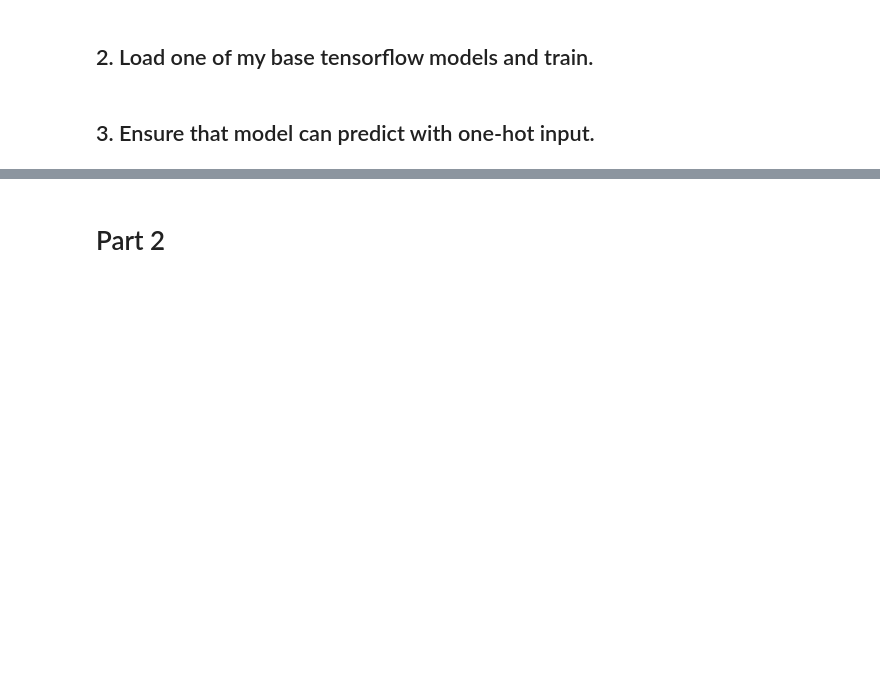
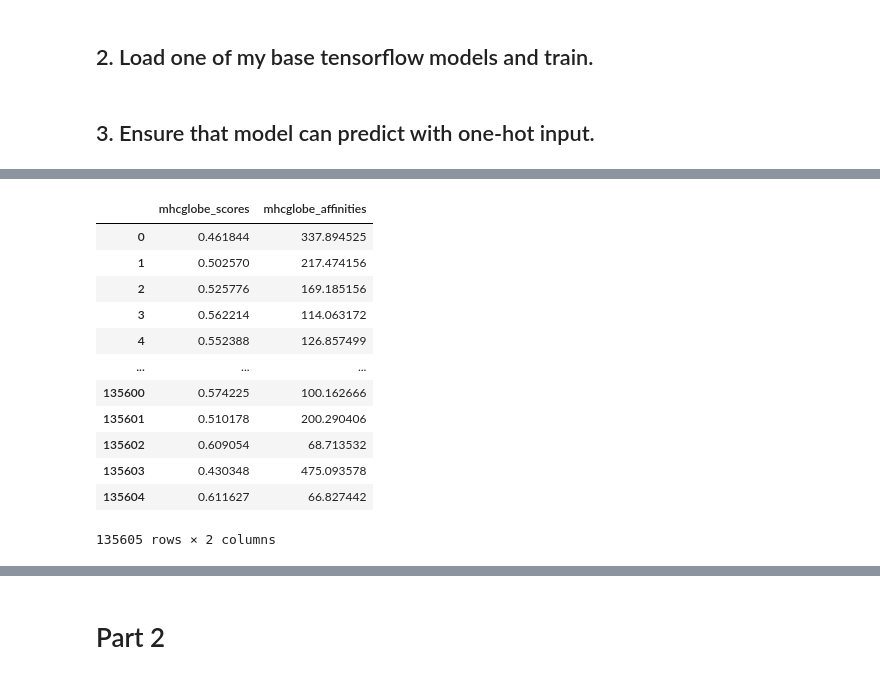
Before and after one commit to prakritipaul/mhcglobe, a Jupyter notebook: prakriti_MHCGlobe_pipeline.ipynb, the cells around one changed output, grey strips where cells are left out. Saved outputs shown, nothing was run; the diff lists cells and outputs as text; code cells hidden in the pictures; blank space fills up the shorter version.

```diff
--- a/prakriti_MHCGlobe_pipeline.ipynb
+++ b/prakriti_MHCGlobe_pipeline.ipynb
@@ -74,0 +126,19 @@ new_model.predict(X)
+# %%
+# Make a df.
+prediction_dict = {"mhcglobe_scores": mhcglobe_scores, "mhcglobe_affinities": mhcglobe_affinities}
+prediction_df = pd.DataFrame(prediction_dict)
+prediction_df
+# %% [output]
+|  | mhcglobe_scores | mhcglobe_affinities |
+| 0 | 0.461844 | 337.894525 |
+| 1 | 0.502570 | 217.474156 |
+| 2 | 0.525776 | 169.185156 |
+| 3 | 0.562214 | 114.063172 |
+| 4 | 0.552388 | 126.857499 |
+| ... | ... | ... |
+| 135600 | 0.574225 | 100.162666 |
+| 135601 | 0.510178 | 200.290406 |
+| 135602 | 0.609054 | 68.713532 |
+| 135603 | 0.430348 | 475.093578 |
+| 135604 | 0.611627 | 66.827442 |
+135605 rows × 2 columns
```
Also changed, not shown: parts of 15 cells of this notebook.
